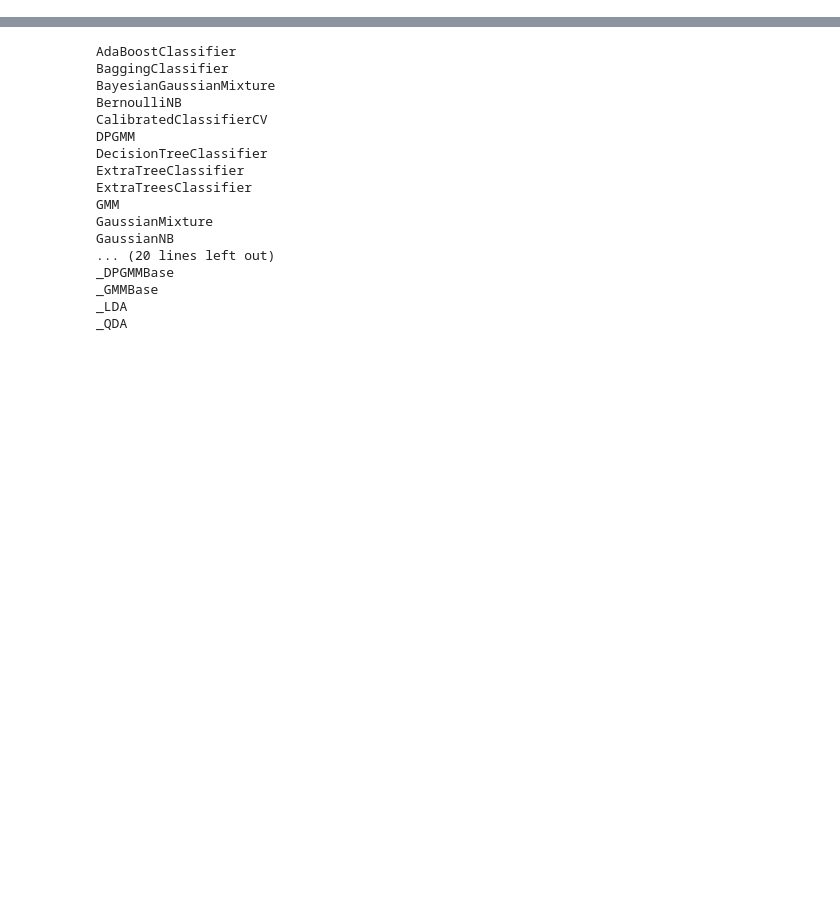
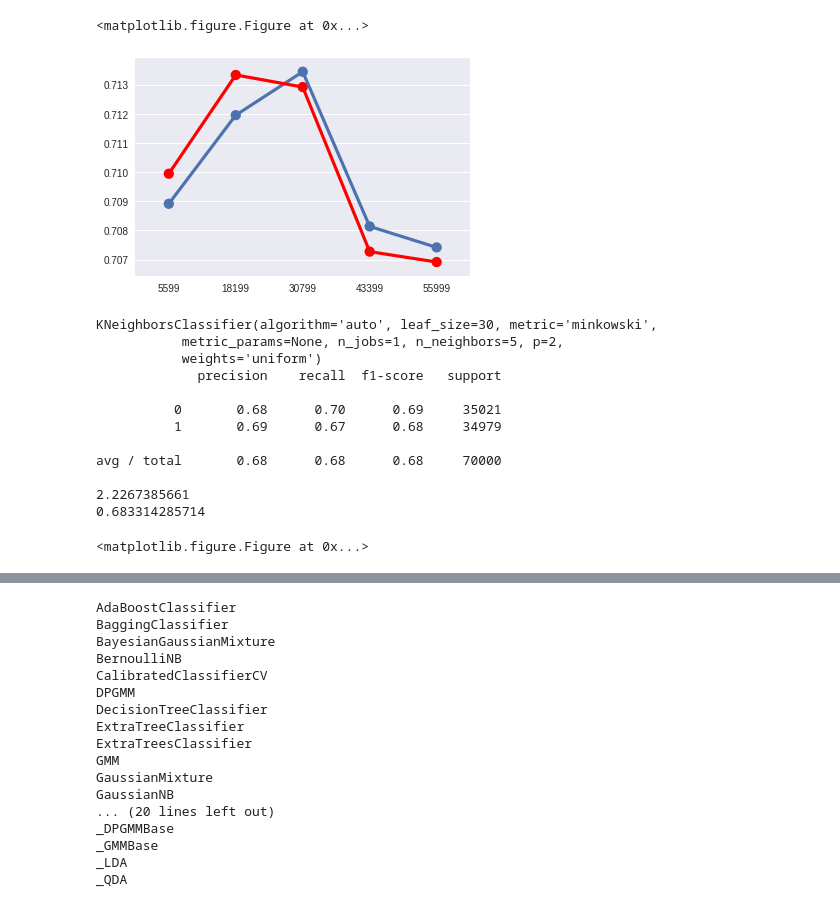
Before and after one commit to marvelousNinja/mlcup5, a Jupyter notebook: ModelSelection.ipynb, the cells around one changed output, grey strips where cells are left out. Cells and saved outputs as stored; diff of their text form; code cells hidden in the pictures; blank space fills up the shorter version.

```diff
--- a/ModelSelection.ipynb
+++ b/ModelSelection.ipynb
@@ -1,13 +1,20 @@
 # %%
 import pandas as pd
 import seaborn as sns
+import numpy as np
 
 train = pd.read_csv('./train.csv', sep=';')
 test = pd.read_csv('./test.csv', sep=';')
 answer = train.cardio
-train = train.drop('cardio', axis=1)
+
 complete = pd.concat([train, test])
-complete = complete.drop('id', axis=1)
+complete = complete.drop(['id', 'cardio'], axis=1)
+complete.loc[complete['active'] == 'None', 'active'] = np.NaN
+complete.loc[complete['alco'] == 'None', 'alco'] = np.NaN
+complete.loc[complete['smoke'] == 'None', 'smoke'] = np.NaN
+complete['active'] = complete['active'].astype('float')
+complete['alco'] = complete['alco'].astype('float')
+complete['smoke'] = complete['smoke'].astype('float')
 
 train = complete.head(len(train))
 test = complete.tail(len(test))
@@ -25,6 +32,9 @@ from sklearn.semi_supervised import LabelPropagation, LabelSpreading
 from sklearn.linear_model import LogisticRegression, SGDClassifier
 from sklearn.neural_network import MLPClassifier
 from sklearn.svm import NuSVC, SVC
+from sklearn.calibration import CalibratedClassifierCV
+from xgboost.sklearn import XGBClassifier
+from lightgbm.sklearn import LGBMClassifier
 
 from sklearn.model_selection import cross_val_predict
 from sklearn.metrics import accuracy_score, log_loss
@@ -34,30 +44,35 @@ import numpy as np
 import matplotlib.pyplot as plt
 
 models = [
+    LogisticRegression(),
+    KNeighborsClassifier(),
+    KNeighborsClassifier(weights='distance'),
+    ExtraTreesClassifier(),
+    RandomForestClassifier(),
+    CalibratedClassifierCV(RandomForestClassifier(), cv=5),
+    MLPClassifier(),
+    GradientBoostingClassifier(),
+    XGBClassifier(),
+    LGBMClassifier(),
+    ExtraTreeClassifier(),
+    DecisionTreeClassifier(),
     AdaBoostClassifier(),
-    BaggingClassifier(),
-    BayesianGaussianMixture(),
-    BernoulliNB(),
-    DPGMM(),
-    DecisionTreeClassifier(),
-    ExtraTreeClassifier(),
-    ExtraTreesClassifier(),
-    GMM(),
-    GaussianMixture(),
-    GaussianNB(),
-    GaussianProcessClassifier(),
-    GradientBoostingClassifier(),
-    KNeighborsClassifier(),
-    LabelPropagation(),
-    LabelSpreading(),
-    LinearDiscriminantAnalysis(),
-    LogisticRegression(),
-    MLPClassifier(),
-    NuSVC(),
-    SVC(),
-    QuadraticDiscriminantAnalysis(),
-    RandomForestClassifier(),
-    SGDClassifier()
+    BaggingClassifier()
+    # SGDClassifier(loss='modified_huber', warm_start=True), # Explodes weirdly
+    # LinearDiscriminantAnalysis(), too long
+    # QuadraticDiscriminantAnalysis(), too long
+    # BernoulliNB(), too long
+    # GaussianNB(), too long
+    # NuSVC(probability=True), too long
+    # SVC(probability=True), too long
+    # LabelPropagation(), too long
+    # LabelSpreading(), too long
+    # BayesianGaussianMixture(), explodes
+    # DPGMM(), explodes
+    # GMM(), explodes
+    # GaussianProcessClassifier(), explodes
+
+    # GaussianMixture(), explodes
 ]
 
 for model in models:
@@ -83,0 +111,15 @@ KeyboardInterrupt:
+<matplotlib.figure.Figure at 0x...>
+[figure, added]
+KNeighborsClassifier(algorithm='auto', leaf_size=30, metric='minkowski',
+           metric_params=None, n_jobs=1, n_neighbors=5, p=2,
+           weights='uniform')
+             precision    recall  f1-score   support
+
+          0       0.68      0.70      0.69     35021
+          1       0.69      0.67      0.68     34979
+
+avg / total       0.68      0.68      0.68     70000
+
+2.2267385661
+0.683314285714
+<matplotlib.figure.Figure at 0x...>
```
Also changed, not shown: parts of 1 cell of this notebook, 1 other file.
